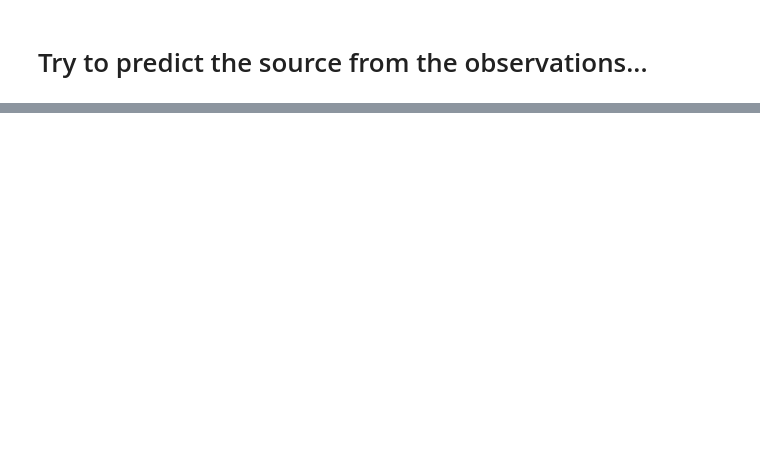
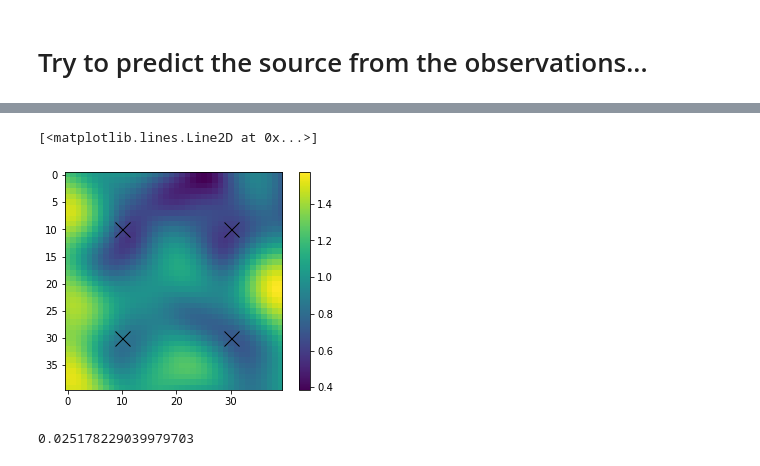
Before and after one commit to SheffieldML/advectionGP, a Jupyter notebook: jupyter/Encapsulation Full Run.ipynb, the cells around one changed output, grey strips where cells are left out. Drawn from its saved outputs; the diff is of its cells as text; code cells hidden in the pictures; blank space fills up the shorter version.

Commit message:
Added source distribution computation

```diff
--- a/jupyter/Encapsulation Full Run.ipynb
+++ b/jupyter/Encapsulation Full Run.ipynb
@@ -125,0 +122,2 @@ plt.plot(X[:,2]*2,X[:,3]*2,'xk',markersize=15)
+# %%
+dt,dx,dy,dx2,dy2,Nt,Nx,Ny = m.getGridStepSize()
@@ -125,0 +132,17 @@ plt.plot(X[:,2]*2,X[:,3]*2,'xk',markersize=15)
+# %%
+meanSource = m.computeSourceFromPhi(meanZ)
+varSource = np.zeros((Nt,Nx,Ny))
+for i,phii in enumerate(m.kernel.getPhi(m.coords)):
+    for j,phij in enumerate(m.kernel.getPhi(m.coords)):
+        varSource += covZ[i,j]*phii*phij
+# %%
+plt.imshow(np.sqrt(varSource[12]))
+plt.colorbar()
+plt.plot(X[:,2]*2,X[:,3]*2,'xk',markersize=15)
+# %% [output]
+[<matplotlib.lines.Line2D at 0x...>]
+[figure, added]
+# %%
+np.sum(np.abs(np.sqrt(varSource)-np.std(results,3)))/(Nx*Ny*Nt)
+# %% [output]
+0.025178229039979703
```
Also changed, not shown: parts of 14 cells of this notebook, 3 other files.
